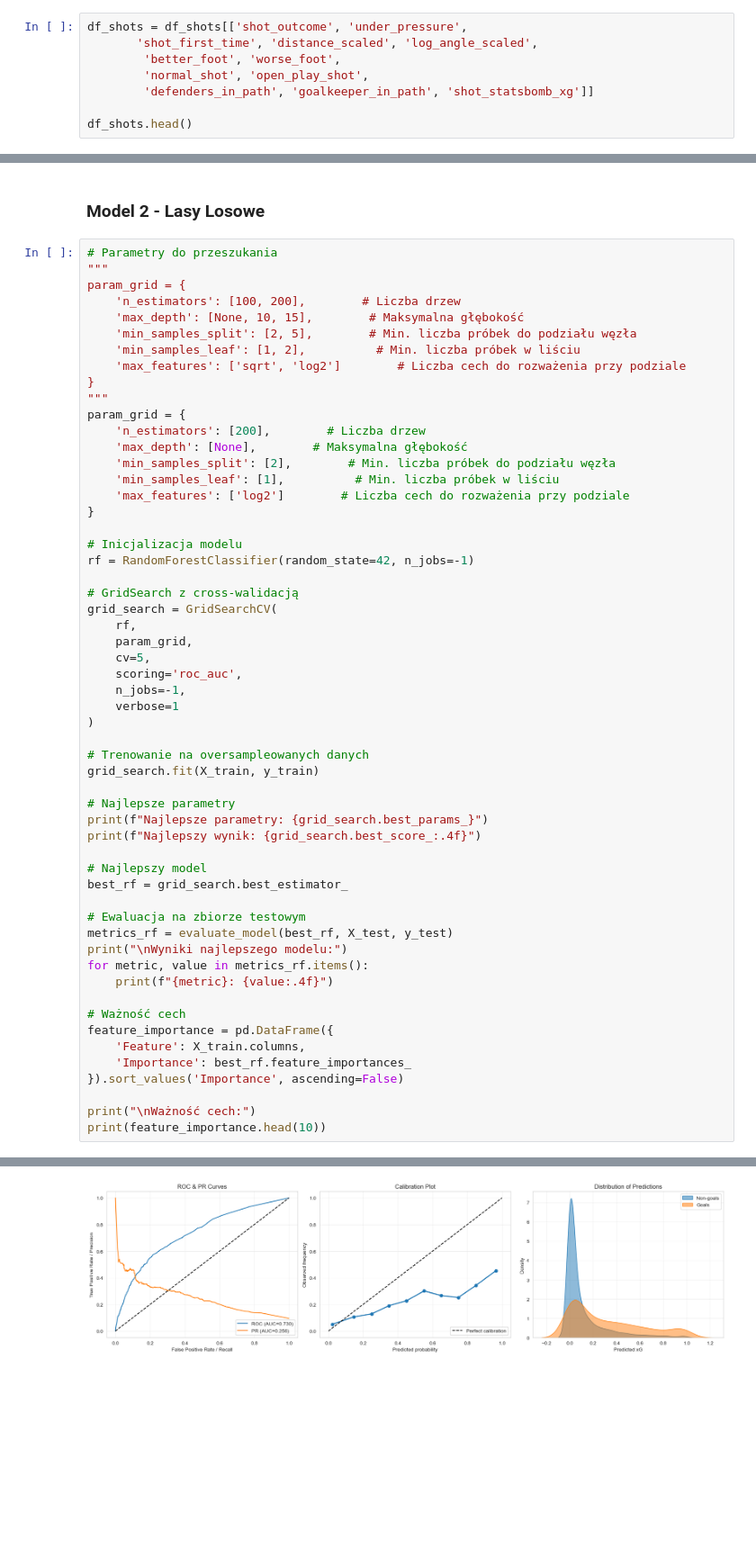
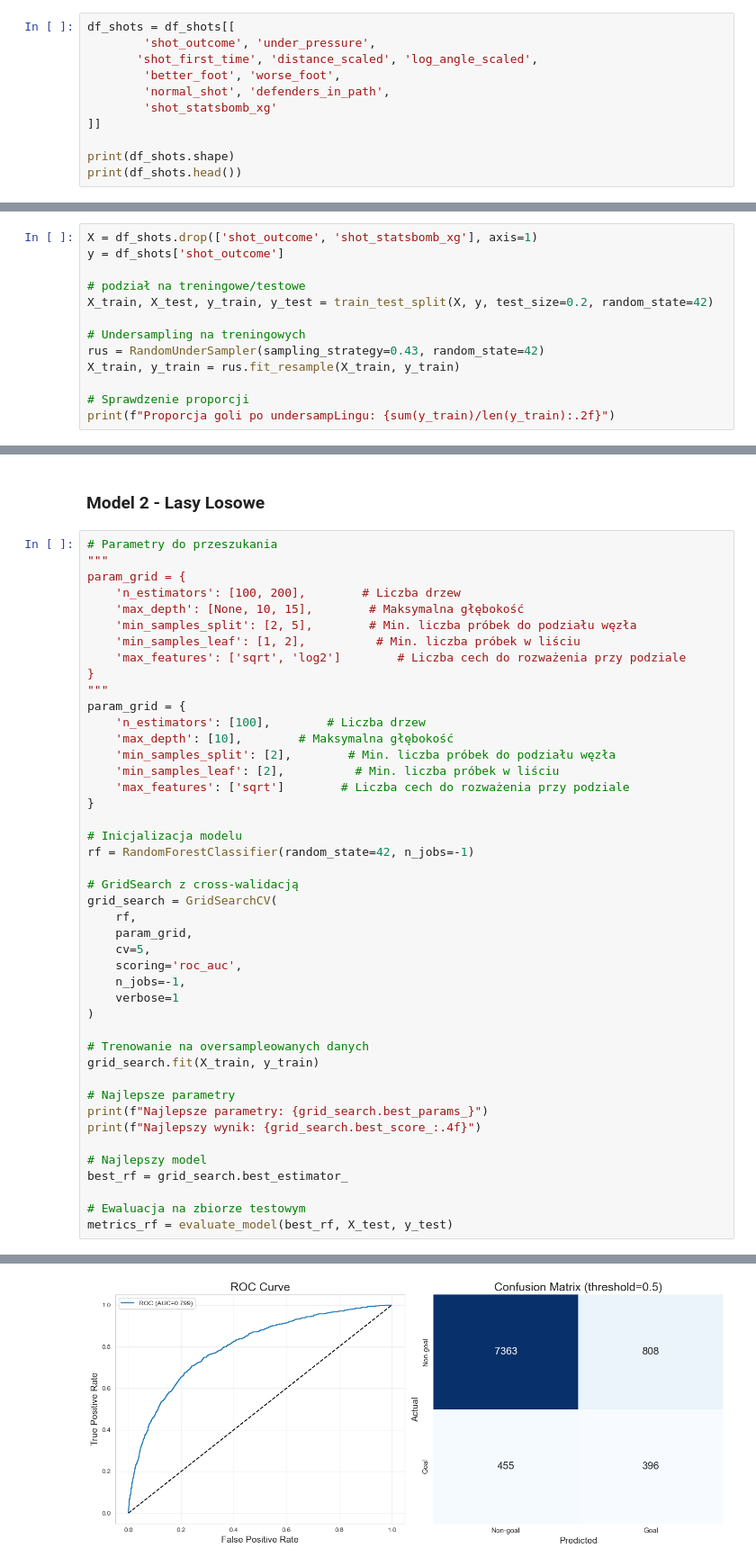
Before and after one commit to bsobkowicz1096/Football-xG-Predictor, a Jupyter notebook: xG_predictor.ipynb, the cells around one changed output, grey strips where cells are left out. Shown at 90% size. Drawn from its saved outputs; the diff is of its cells as text; blank space fills up the shorter version.

```diff
--- a/xG_predictor.ipynb
+++ b/xG_predictor.ipynb
@@ -910,9 +954,12 @@ print(vif_data.sort_values("VIF", ascending=False))
 # %%
-df_shots = df_shots[['shot_outcome', 'under_pressure',
+df_shots = df_shots[[
+        'shot_outcome', 'under_pressure',
        'shot_first_time', 'distance_scaled', 'log_angle_scaled',
         'better_foot', 'worse_foot',
-        'normal_shot', 'open_play_shot',
-        'defenders_in_path', 'goalkeeper_in_path', 'shot_statsbomb_xg']]
+        'normal_shot', 'defenders_in_path',
+        'shot_statsbomb_xg'
+]]
 
-df_shots.head()
+print(df_shots.shape)
+print(df_shots.head())
 # %% [output]
@@ -954,0 +991,13 @@ Proporcja goli po oversampLingu: 0.30
+# %%
+X = df_shots.drop(['shot_outcome', 'shot_statsbomb_xg'], axis=1)
+y = df_shots['shot_outcome']
+
+# podział na treningowe/testowe
+X_train, X_test, y_train, y_test = train_test_split(X, y, test_size=0.2, random_state=42)
+
+# Undersampling na treningowych
+rus = RandomUnderSampler(sampling_strategy=0.43, random_state=42)
+X_train, y_train = rus.fit_resample(X_train, y_train)
+
+# Sprawdzenie proporcji
+print(f"Proporcja goli po undersampLingu: {sum(y_train)/len(y_train):.2f}")
@@ -1102,11 +1159,11 @@ param_grid = {
 }
 """
 param_grid = {
-    'n_estimators': [200],        # Liczba drzew
-    'max_depth': [None],        # Maksymalna głębokość
+    'n_estimators': [100],        # Liczba drzew
+    'max_depth': [10],        # Maksymalna głębokość
     'min_samples_split': [2],        # Min. liczba próbek do podziału węzła
-    'min_samples_leaf': [1],          # Min. liczba próbek w liściu
-    'max_features': ['log2']        # Liczba cech do rozważenia przy podziale
+    'min_samples_leaf': [2],          # Min. liczba próbek w liściu
+    'max_features': ['sqrt']        # Liczba cech do rozważenia przy podziale
 }
 
 # Inicjalizacja modelu
@@ -1134,16 +1191,4 @@ best_rf = grid_search.best_estimator_
 
 # Ewaluacja na zbiorze testowym
 metrics_rf = evaluate_model(best_rf, X_test, y_test)
-print("\nWyniki najlepszego modelu:")
-for metric, value in metrics_rf.items():
-    print(f"{metric}: {value:.4f}")
-
-# Ważność cech
-feature_importance = pd.DataFrame({
-    'Feature': X_train.columns,
-    'Importance': best_rf.feature_importances_
-}).sort_values('Importance', ascending=False)
-
-print("\nWażność cech:")
-print(feature_importance.head(10))
 # %% [output]
@@ -1153 +1198 @@ Najlepszy wynik: 0.9892
-[figure, old version]
+[figure, new version]
```
Also changed, not shown: parts of 26 cells of this notebook.
